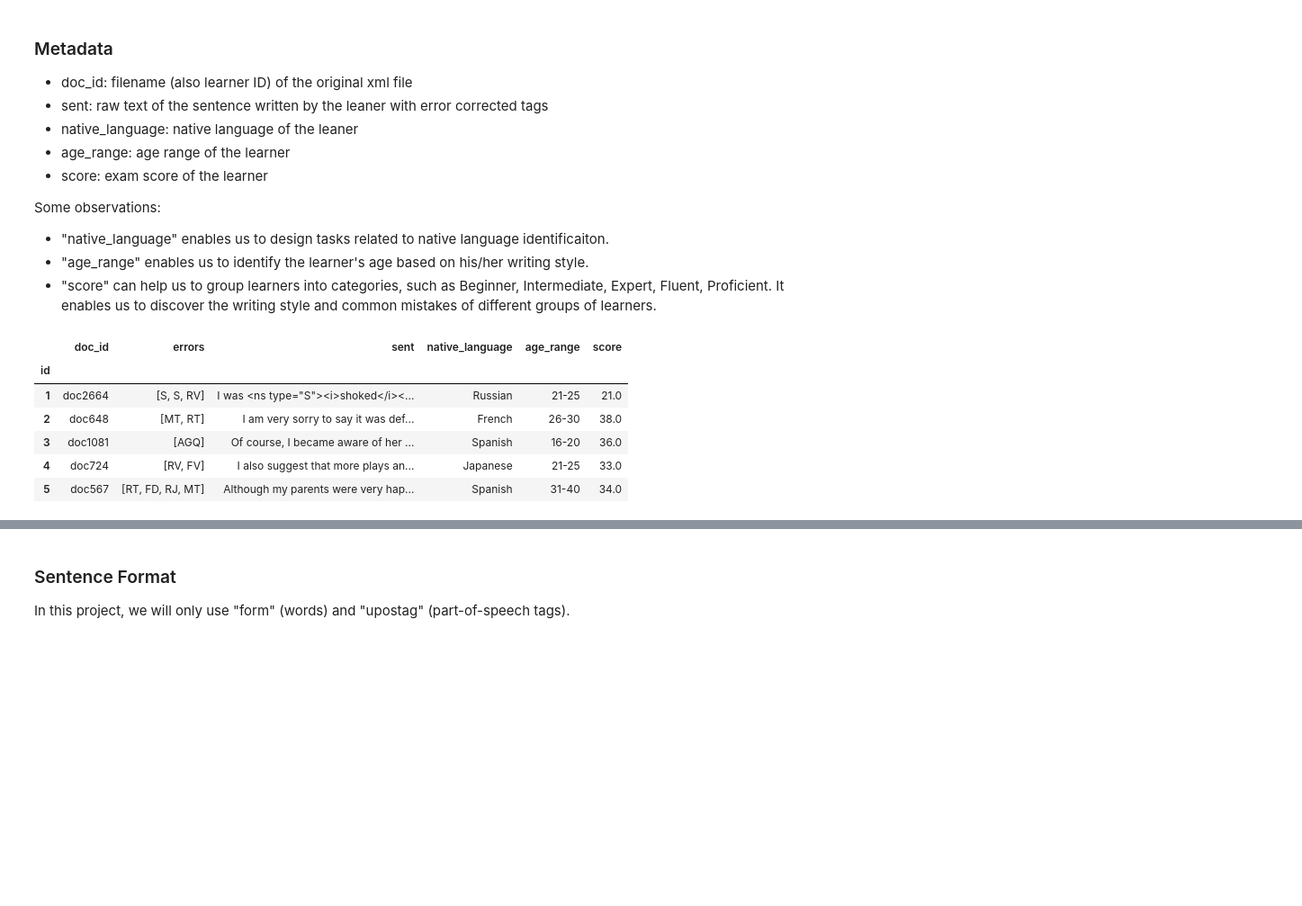
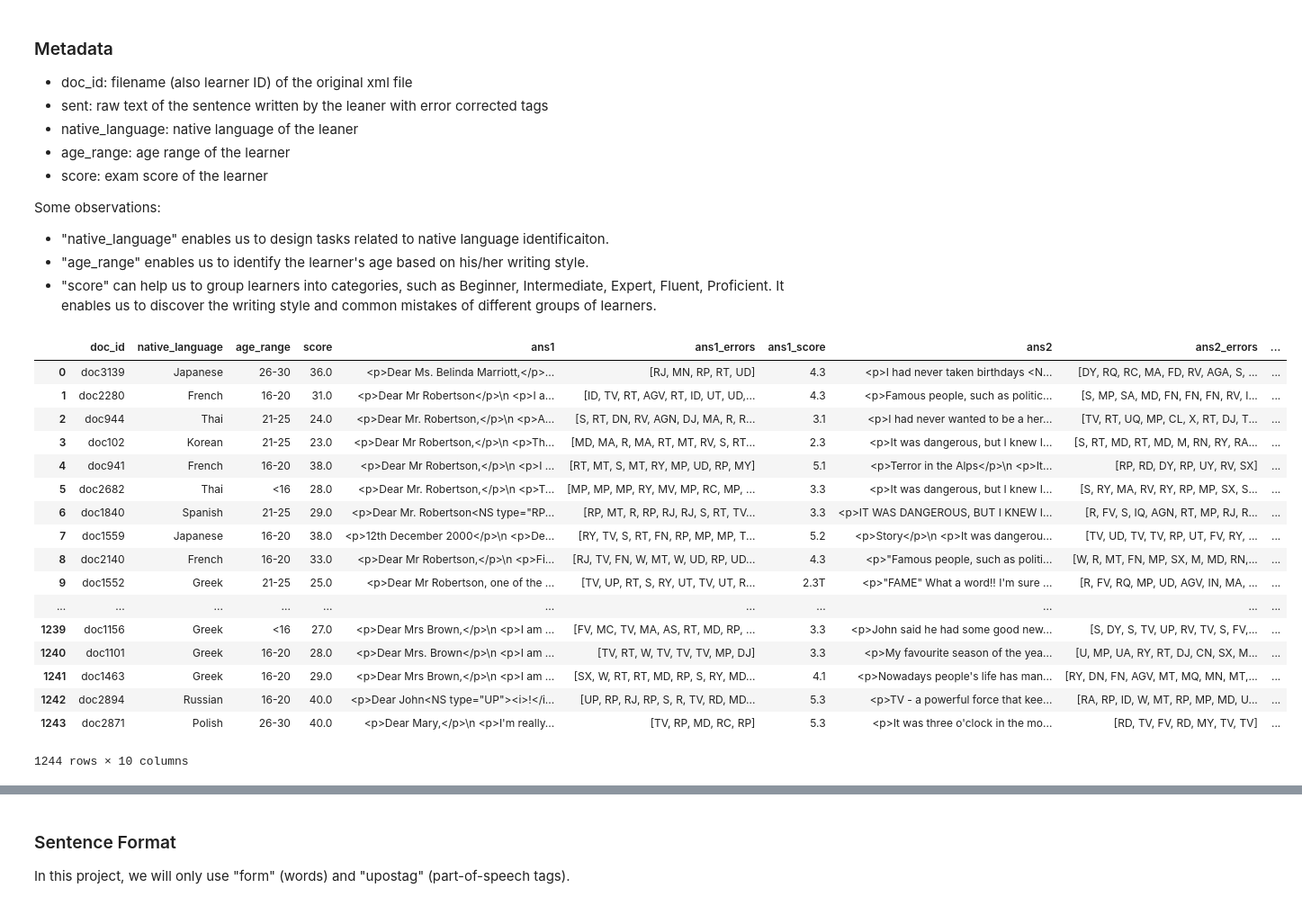
Before and after one commit to tomelf/CNIT623-Native-Language-Identification-On-English-Learner-Dataset, a Jupyter notebook: tasks.ipynb, the cells around one changed output, grey strips where cells are left out. Shown at 90% size. Drawn from its saved outputs; the diff is of its cells as text; code cells hidden in the pictures; blank space fills up the shorter version.

```diff
--- a/tasks.ipynb
+++ b/tasks.ipynb
@@ -34,13 +34,24 @@ Some observations:
 - "native_language" enables us to design tasks related to native language identificaiton.
 - "age_range" enables us to identify the learner's age based on his/her writing style.
 - "score" can help us to group learners into categories, such as Beginner, Intermediate, Expert, Fluent, Proficient. It enables us to discover the writing style and common mistakes of different groups of learners.
-# %%
-train_meta.head()
-# %% [output]
-|  | doc_id | errors | sent | native_language | age_range | score |
-| id |  |  |  |  |  |  |
-| 1 | doc2664 | [S, S, RV] | I was <ns type="S"><i>shoked</i><... | Russian | 21-25 | 21.0 |
-| 2 | doc648 | [MT, RT] | I am very sorry to say it was def... | French | 26-30 | 38.0 |
-| 3 | doc1081 | [AGQ] | Of course, I became aware of her ... | Spanish | 16-20 | 36.0 |
-| 4 | doc724 | [RV, FV] | I also suggest that more plays an... | Japanese | 21-25 | 33.0 |
-| 5 | doc567 | [RT, FD, RJ, MT] | Although my parents were very hap... | Spanish | 31-40 | 34.0 |
+# %%
+data_loader.load_post_metadata()
+# %% [output]
+|  | doc_id | native_language | age_range | score | ans1 | ans1_errors | ans1_score | ans2 | ans2_errors | ... |
+| 0 | doc3139 | Japanese | 26-30 | 36.0 | <p>Dear Ms. Belinda Marriott,</p>... | [RJ, MN, RP, RT, UD] | 4.3 | <p>I had never taken birthdays <N... | [DY, RQ, RC, MA, FD, RV, AGA, S, ... | ... |
+| 1 | doc2280 | French | 16-20 | 31.0 | <p>Dear Mr Robertson</p>\n <p>I a... | [ID, TV, RT, AGV, RT, ID, UT, UD,... | 4.3 | <p>Famous people, such as politic... | [S, MP, SA, MD, FN, FN, FN, RV, I... | ... |
+| 2 | doc944 | Thai | 21-25 | 24.0 | <p>Dear Mr. Robertson,</p>\n <p>A... | [S, RT, DN, RV, AGN, DJ, MA, R, R... | 3.1 | <p>I had never wanted to be a her... | [TV, RT, UQ, MP, CL, X, RT, DJ, T... | ... |
+| 3 | doc102 | Korean | 21-25 | 23.0 | <p>Dear Mr Robertson,</p>\n <p>Th... | [MD, MA, R, MA, RT, MT, RV, S, RT... | 2.3 | <p>It was dangerous, but I knew I... | [S, RT, MD, RT, MD, M, RN, RY, RA... | ... |
+| 4 | doc941 | French | 16-20 | 38.0 | <p>Dear Mr Robertson,</p>\n <p>I ... | [RT, MT, S, MT, RY, MP, UD, RP, MY] | 5.1 | <p>Terror in the Alps</p>\n <p>It... | [RP, RD, DY, RP, UY, RV, SX] | ... |
+| 5 | doc2682 | Thai | <16 | 28.0 | <p>Dear Mr. Robertson,</p>\n <p>T... | [MP, MP, MP, RY, MV, MP, RC, MP, ... | 3.3 | <p>It was dangerous, but I knew I... | [S, RY, MA, RV, RY, RP, MP, SX, S... | ... |
+| 6 | doc1840 | Spanish | 21-25 | 29.0 | <p>Dear Mr. Robertson<NS type="RP... | [RP, MT, R, RP, RJ, RJ, S, RT, TV... | 3.3 | <p>IT WAS DANGEROUS, BUT I KNEW I... | [R, FV, S, IQ, AGN, RT, MP, RJ, R... | ... |
+| 7 | doc1559 | Japanese | 16-20 | 38.0 | <p>12th December 2000</p>\n <p>De... | [RY, TV, S, RT, FN, RP, MP, MP, T... | 5.2 | <p>Story</p>\n <p>It was dangerou... | [TV, UD, TV, TV, RP, UT, FV, RY, ... | ... |
+| 8 | doc2140 | French | 16-20 | 33.0 | <p>Dear Mr Robertson,</p>\n <p>Fi... | [RJ, TV, FN, W, MT, W, UD, RP, UD... | 4.3 | <p>"Famous people, such as politi... | [W, R, MT, FN, MP, SX, M, MD, RN,... | ... |
+| 9 | doc1552 | Greek | 21-25 | 25.0 | <p>Dear Mr Robertson, one of the ... | [TV, UP, RT, S, RY, UT, TV, UT, R... | 2.3T | <p>"FAME" What a word!! I'm sure ... | [R, FV, RQ, MP, UD, AGV, IN, MA, ... | ... |
+| ... | ... | ... | ... | ... | ... | ... | ... | ... | ... | ... |
+| 1239 | doc1156 | Greek | <16 | 27.0 | <p>Dear Mrs Brown,</p>\n <p>I am ... | [FV, MC, TV, MA, AS, RT, MD, RP, ... | 3.3 | <p>John said he had some good new... | [S, DY, S, TV, UP, RV, TV, S, FV,... | ... |
+| 1240 | doc1101 | Greek | 16-20 | 28.0 | <p>Dear Mrs. Brown</p>\n <p>I am ... | [TV, RT, W, TV, TV, TV, MP, DJ] | 3.3 | <p>My favourite season of the yea... | [U, MP, UA, RY, RT, DJ, CN, SX, M... | ... |
+| 1241 | doc1463 | Greek | 16-20 | 29.0 | <p>Dear Mrs Brown,</p>\n <p>I am ... | [SX, W, RT, RT, MD, RP, S, RY, MD... | 4.1 | <p>Nowadays people's life has man... | [RY, DN, FN, AGV, MT, MQ, MN, MT,... | ... |
+| 1242 | doc2894 | Russian | 16-20 | 40.0 | <p>Dear John<NS type="UP"><i>!</i... | [UP, RP, RJ, RP, S, R, TV, RD, MD... | 5.3 | <p>TV - a powerful force that kee... | [RA, RP, ID, W, MT, RP, MP, MD, U... | ... |
+| 1243 | doc2871 | Polish | 26-30 | 40.0 | <p>Dear Mary,</p>\n <p>I'm really... | [TV, RP, MD, RC, RP] | 5.3 | <p>It was three o'clock in the mo... | [RD, TV, FV, RD, MY, TV, TV] | ... |
+1244 rows × 10 columns
```
Also changed, not shown: parts of 1 cell of this notebook, 14 other files.
